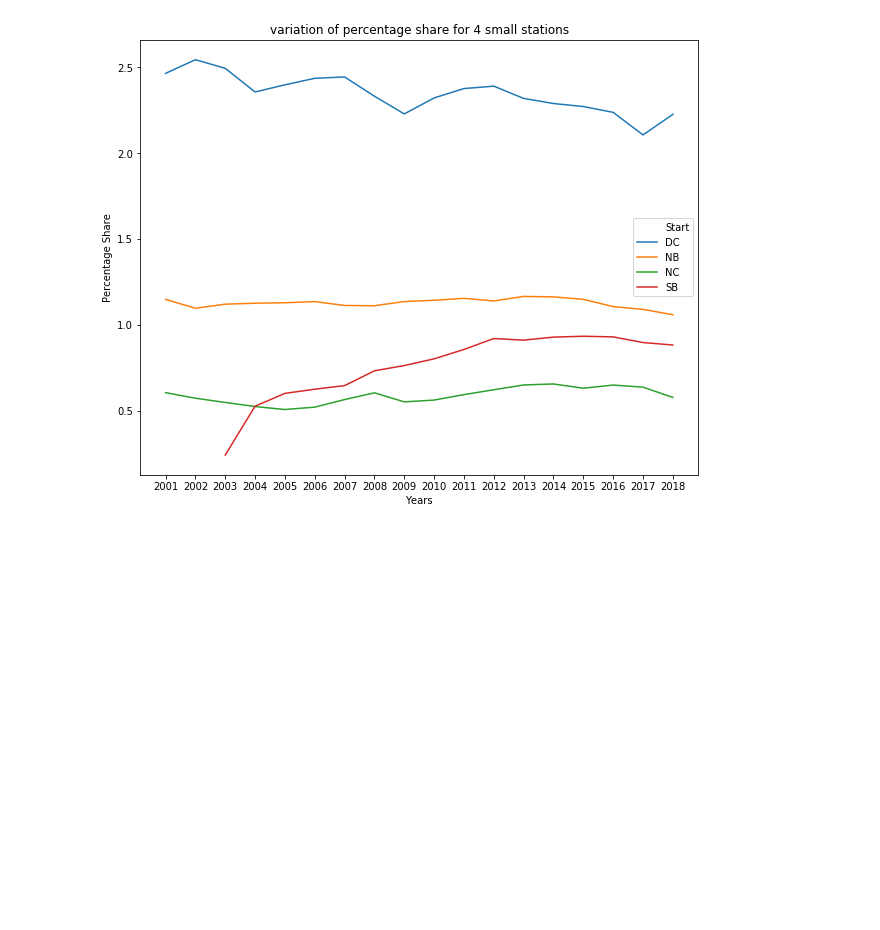
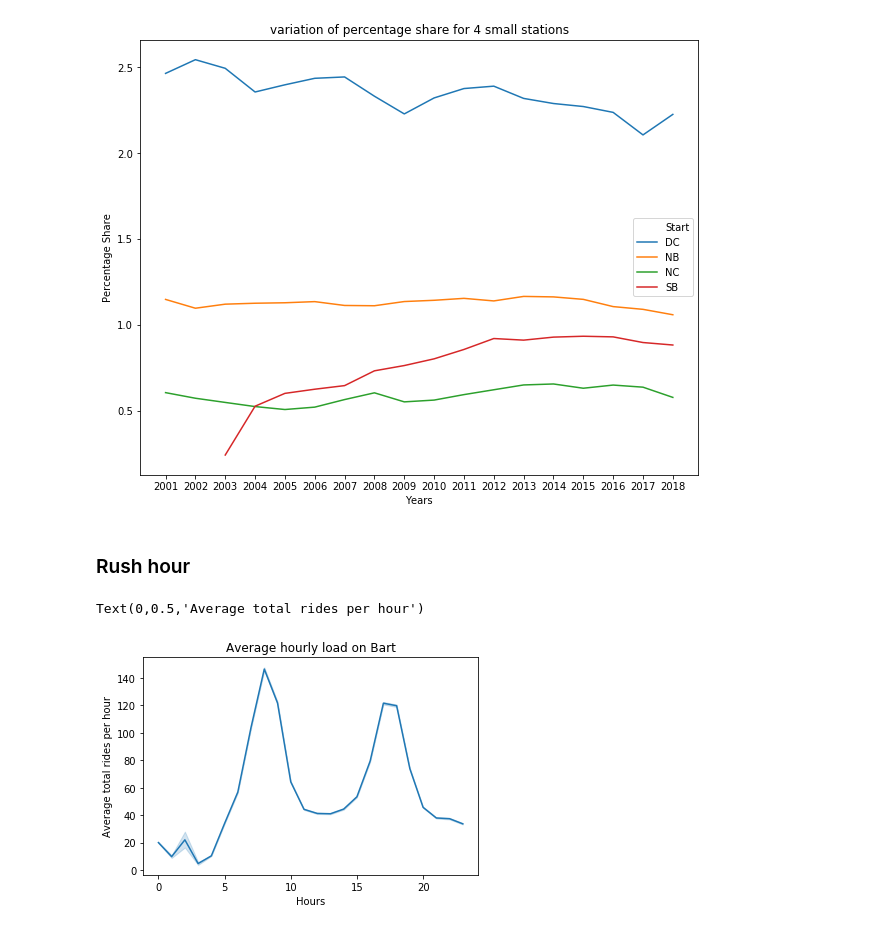
Before and after one commit to CharleneC/ECE143_F18, a Jupyter notebook: BART Trends- Main Notebook.ipynb, the cells around one changed output. Drawn from its saved outputs; the diff is of its cells as text; code cells hidden in the pictures; blank space fills up the shorter version.

Commit message:
adding rush hour analysis

```diff
--- a/BART Trends- Main Notebook.ipynb
+++ b/BART Trends- Main Notebook.ipynb
@@ -212,3 +212,9 @@ plot_station_percent_share(df)
 plot_station_percent_share(df,size='small')
 # %% [output]
 [figure]
+# %% [markdown]
+### Rush hour
+# %%
+data=hourly_data_loader('Data',2017)
+# %%
+total_bart_load = data.groupby(['Date','Hour','Rides']).sum().reset_index()
@@ -214,0 +225,8 @@ plot_station_percent_share(df,size='small')
+# %%
+g=sns.lineplot(data=total_bart_load,x='Hour',y='Rides')
+g.set_title('Average hourly load on Bart')
+g.set_xlabel('Hours')
+g.set_ylabel('Average total rides per hour')
+# %% [output]
+Text(0,0.5,'Average total rides per hour')
+[figure, added]
```
Also changed, not shown: parts of 2 cells of this notebook.
